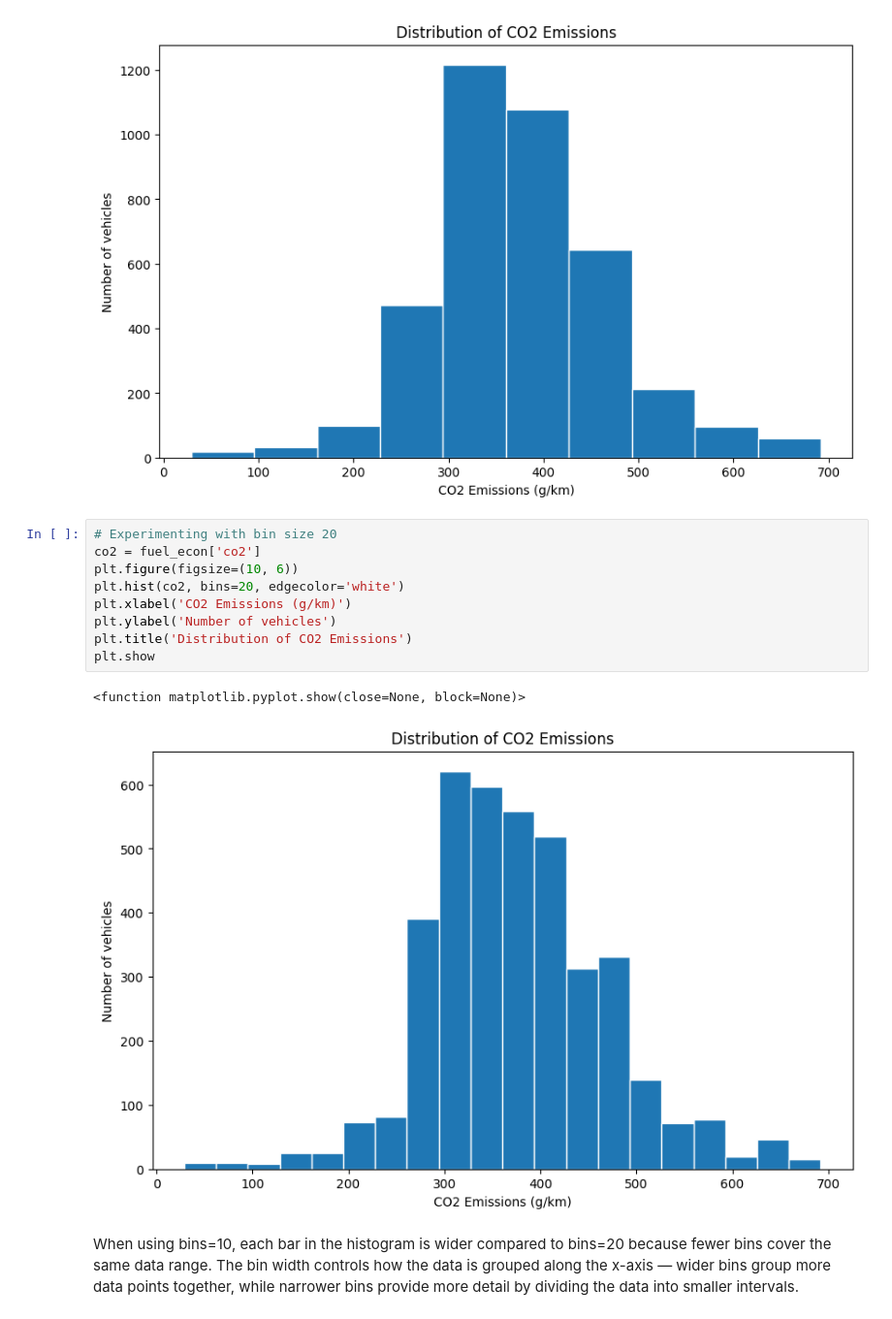
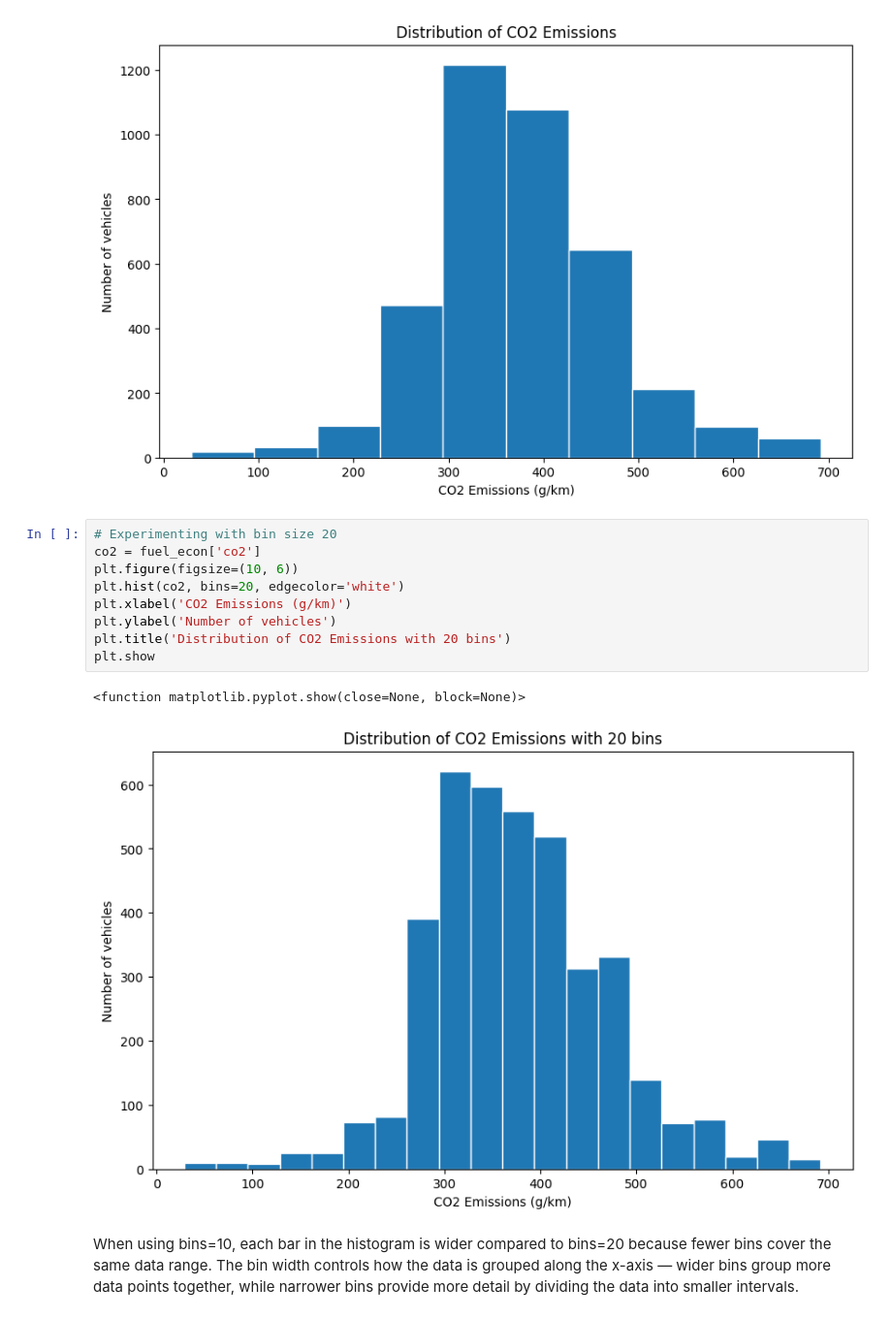
Before and after one commit to Jade-Isimbi/Plotting-Assignment, a Jupyter notebook: Plotting Assignment.ipynb, the cells around one changed output. Shown at 97% size. Cells and saved outputs as stored; diff of their text form.

```diff
--- a/Plotting Assignment.ipynb
+++ b/Plotting Assignment.ipynb
@@ -55,15 +55,15 @@ plt.show
 # %%
 # Experimenting with bin size 20
 co2 = fuel_econ['co2']
 plt.figure(figsize=(10, 6))
 plt.hist(co2, bins=20, edgecolor='white')
 plt.xlabel('CO2 Emissions (g/km)')
 plt.ylabel('Number of vehicles')
-plt.title('Distribution of CO2 Emissions')
+plt.title('Distribution of CO2 Emissions with 20 bins')
 plt.show
 # %% [output]
 <function matplotlib.pyplot.show(close=None, block=None)>
-[figure, old version]
+[figure, new version]
 # %% [markdown]
 When using bins=10, each bar in the histogram is wider compared to bins=20 because fewer bins cover the same data range. The bin width controls how the data is grouped along the x-axis — wider bins group more data points together, while narrower bins provide more detail by dividing the data into smaller intervals.
 # %%
```
